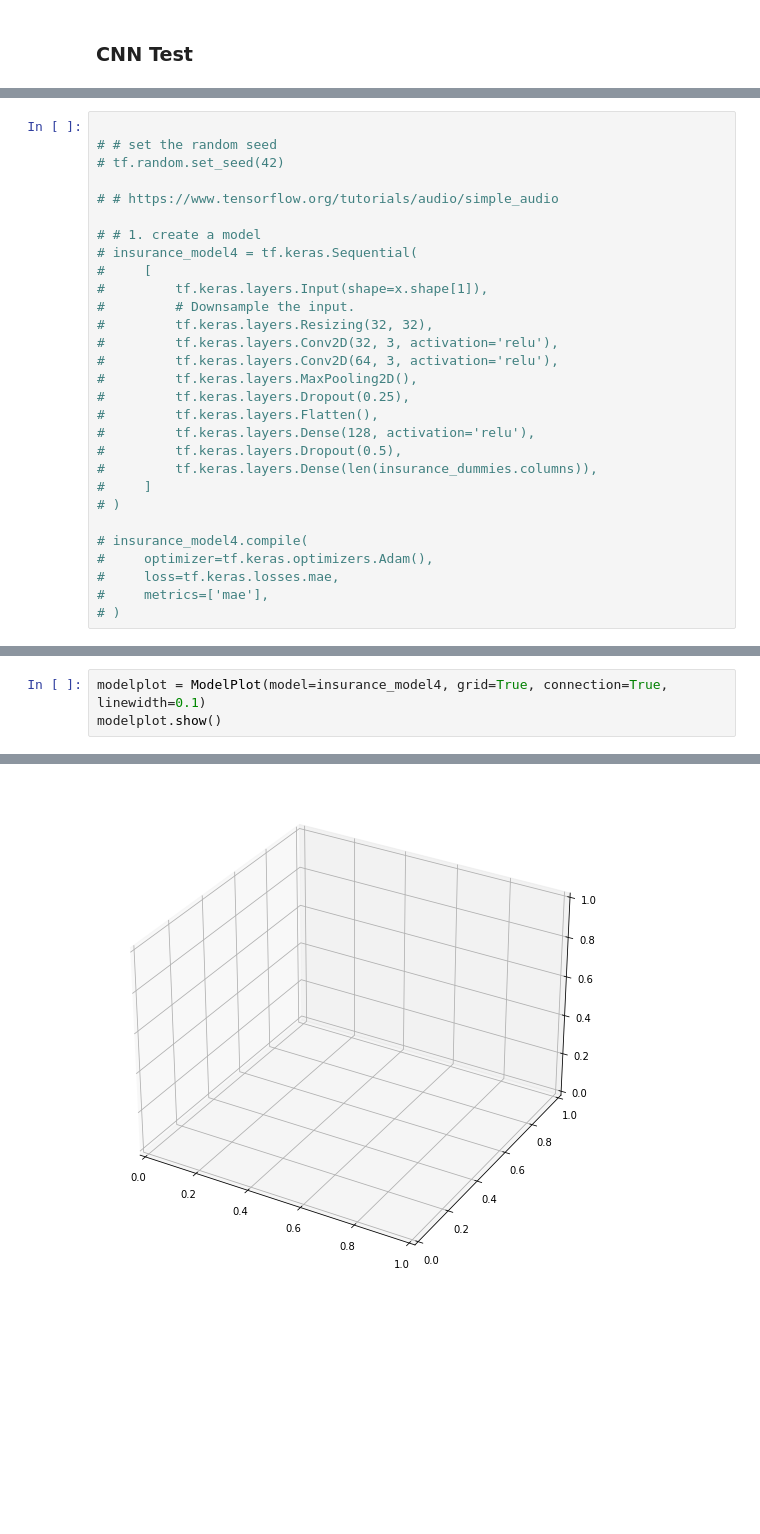
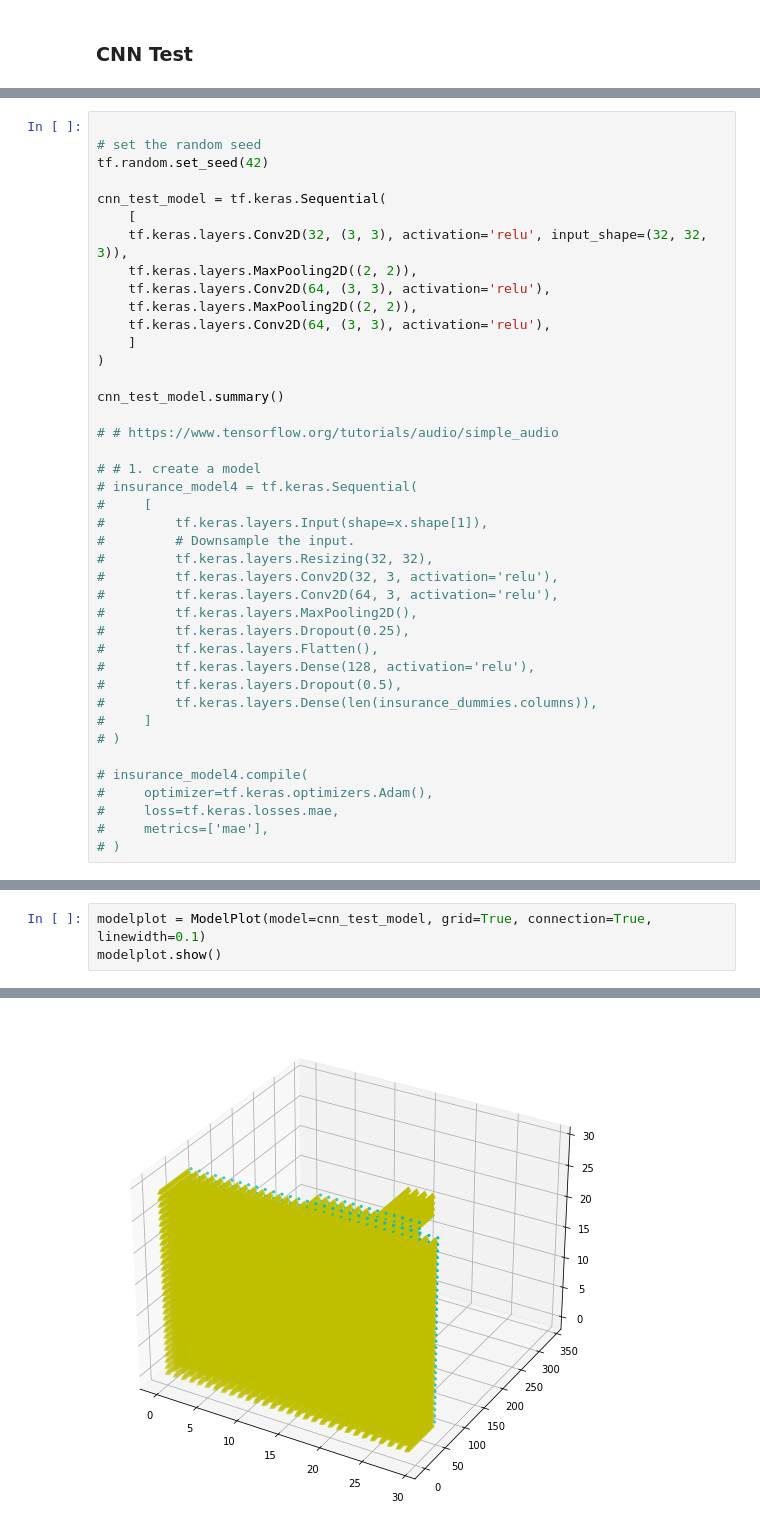
Before and after one commit to Auzlex/uwe-dsp, a Jupyter notebook: medical cost prediction example/TF MCPD Example.ipynb, the cells around one changed output, grey strips where cells are left out. Cells and saved outputs as stored; diff of their text form; blank space fills up the shorter version.

Commit message:
added cnn test notebook

```diff
--- a/medical cost prediction example/TF MCPD Example.ipynb
+++ b/medical cost prediction example/TF MCPD Example.ipynb
@@ -286,7 +288,19 @@ Text(0.5, 0, 'epochs')
 # %%
 
-# # set the random seed
-# tf.random.set_seed(42)
+# set the random seed
+tf.random.set_seed(42)
+
+cnn_test_model = tf.keras.Sequential(
+    [
+    tf.keras.layers.Conv2D(32, (3, 3), activation='relu', input_shape=(32, 32, 3)),
+    tf.keras.layers.MaxPooling2D((2, 2)),
+    tf.keras.layers.Conv2D(64, (3, 3), activation='relu'),
+    tf.keras.layers.MaxPooling2D((2, 2)),
+    tf.keras.layers.Conv2D(64, (3, 3), activation='relu'),
+    ]
+)
+
+cnn_test_model.summary()
 
 # # https://www.tensorflow.org/tutorials/audio/simple_audio
 
@@ -320,4 +347,4 @@ ValueError: Exception encountered when calling layer "resizing_3" (type Resizing
 # %%
-modelplot = ModelPlot(model=insurance_model4, grid=True, connection=True, linewidth=0.1)
+modelplot = ModelPlot(model=cnn_test_model, grid=True, connection=True, linewidth=0.1)
 modelplot.show()
 # %% [output]
@@ -325 +368 @@ AttributeError: The layer "resizing_2" has never been called and thus has no def
-[figure, old version]
+[figure, new version]
```
Also changed, not shown: parts of 11 cells of this notebook, 3 other files.
